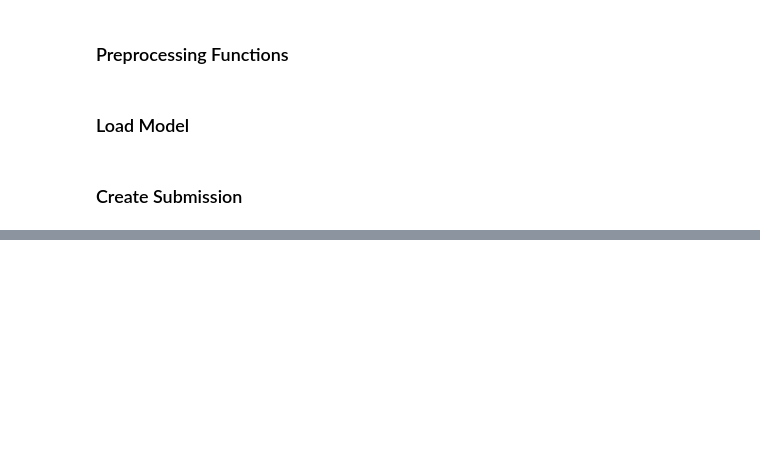
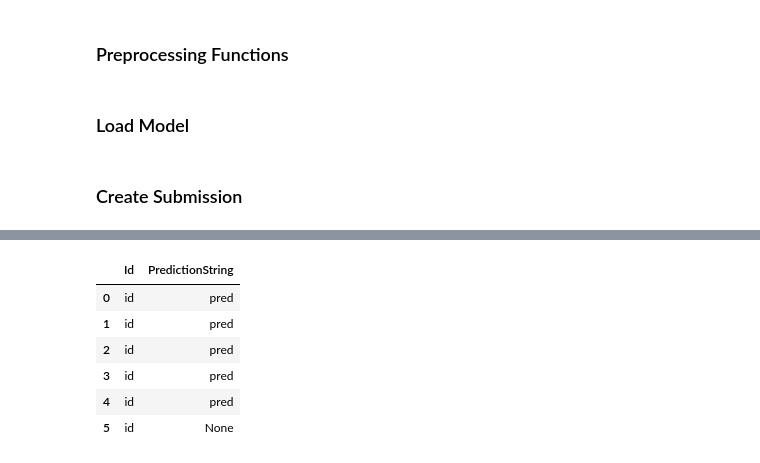
Before and after one commit to ozanzgur/kaggle_coleridge_initiative, a Jupyter notebook: kaggle_sub_crf.ipynb, the cells around one changed output, grey strips where cells are left out. Saved outputs shown, nothing was run; the diff lists cells and outputs as text; code cells hidden in the pictures; blank space fills up the shorter version.

```diff
--- a/kaggle_sub_crf.ipynb
+++ b/kaggle_sub_crf.ipynb
@@ -335,0 +384,2 @@ sub_df
+# %%
+sub_df = pd.DataFrame(columns = ['Id', 'PredictionString'])
@@ -335,0 +390,10 @@ sub_df
+# %%
+sub_df
+# %% [output]
+|  | Id | PredictionString |
+| 0 | id | pred |
+| 1 | id | pred |
+| 2 | id | pred |
+| 3 | id | pred |
+| 4 | id | pred |
+| 5 | id | None |
```
Also changed, not shown: parts of 6 cells of this notebook, 4 other files.
